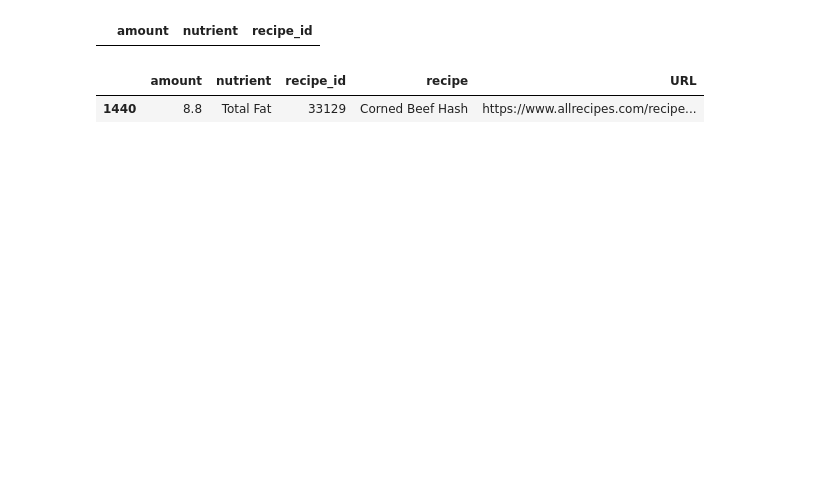
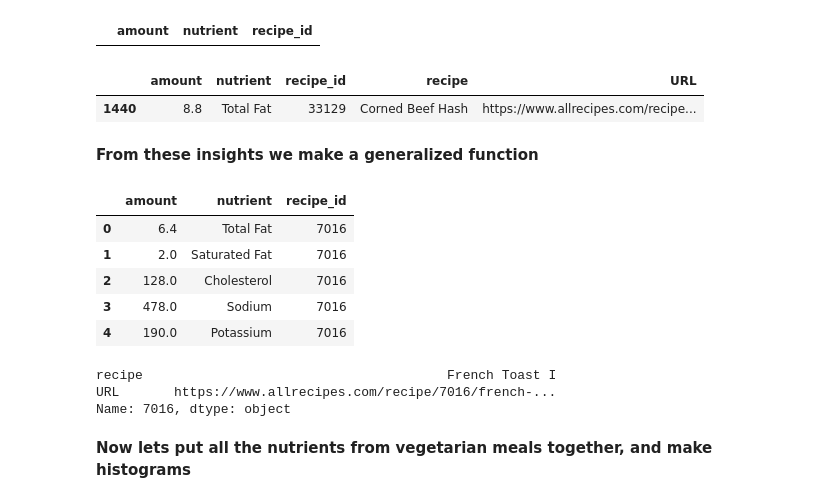
Before and after one commit to strefele/ADA2018-Project, a Jupyter notebook: Data_Analysis.ipynb, the cells around one changed output. Drawn from its saved outputs; the diff is of its cells as text; code cells hidden in the pictures; blank space fills up the shorter version.

```diff
--- a/Data_Analysis.ipynb
+++ b/Data_Analysis.ipynb
@@ -305,3 +254,55 @@ val.head(1)
 # %% [output]
 |  | amount | nutrient | recipe_id | recipe | URL |
 | 1440 | 8.8 | Total Fat | 33129 | Corned Beef Hash | https://www.allrecipes.com/recipe... |
+# %% [markdown]
+**From these insights we make a generalized function**
+# %%
+def vegetarianize(nutrients_df, ingredients_df, recipes_df, filename):
+    """
+    For all words listed in the file, if that word is contained in ingredients_df,
+    the corresponding recipe is deleted from nutrients_df
+    IN: ingredients, nutrients, and recipes, also the name of the file
+    OUT: nutrients from vegetarian recipes
+    """
+
+    f = open(filename, 'r')
+    file = f.read().splitlines()
+    f.close()
+
+    #inner merge ingredients with recipes to associate them with recipe IDs that have nutrients
+    ingredients_copy = ingredients_df.copy()
+    ingredients_copy = ingredients_copy.merge(recipes_df, left_on='recipe_id', right_index=True,
+                                              how='inner', sort=False)
+
+    #Create a dataframe of IDs to delete, corresponding to recipes that contain meat
+    id_to_delete = pd.DataFrame(columns=['URL', 'ingredient', 'recipe', 'recipe_id'])
+    for i in range(len(file)):
+        id_to_delete = id_to_delete.append(ingredients_copy[ingredients_copy['ingredient'].str
+                                                            .contains(meat[i])], sort=False)
+
+    #The vegetarian recipes are those not listed in id_to_delete; we keep their nutrients
+    nutrients_copy = nutrients_df.copy()
+    nutrients_copy=nutrients_copy[~nutrients_copy.isin(id_to_delete['recipe_id'].tolist())]
+
+    return nutrients_copy
+# %%
+temporary_vege_brunch_nutrients = vegetarianize(brunch_nutrients_df, brunch_ingredients_df, brunch_recipes,
+                                     filename = 'data/meats')
+vege_brunch_nutrients = vegetarianize(temporary_vege_brunch_nutrients, brunch_ingredients_df, brunch_recipes,
+                                     filename = 'data/fish' )
+vege_brunch_nutrients.head()
+# %% [output]
+|  | amount | nutrient | recipe_id |
+| 0 | 6.4 | Total Fat | 7016 |
+| 1 | 2.0 | Saturated Fat | 7016 |
+| 2 | 128.0 | Cholesterol | 7016 |
+| 3 | 478.0 | Sodium | 7016 |
+| 4 | 190.0 | Potassium | 7016 |
+# %%
+brunch_recipes.loc['7016']
+# %% [output]
+recipe                                       French Toast I
+URL       https://www.allrecipes.com/recipe/7016/french-...
+Name: 7016, dtype: object
+# %% [markdown]
+**Now lets put all the nutrients from vegetarian meals together, and make histograms**
```
Also changed, not shown: parts of 12 cells of this notebook.
